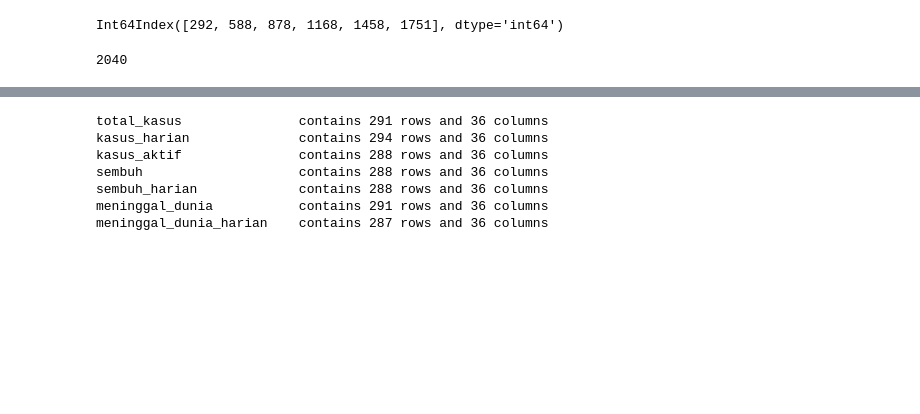
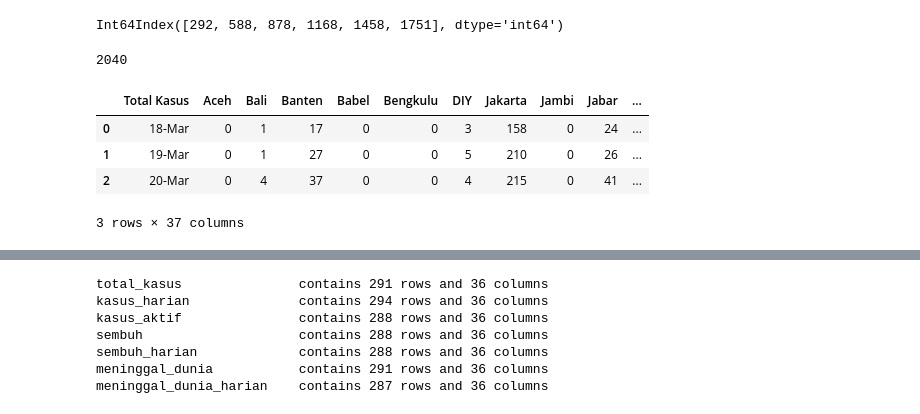
Before and after one commit to imfery/covid-19-viz, a Jupyter notebook: Covid-19 Visualization.ipynb, the cells around one changed output, grey strips where cells are left out. Drawn from its saved outputs; the diff is of its cells as text; code cells hidden in the pictures; blank space fills up the shorter version.

```diff
--- a/Covid-19 Visualization.ipynb
+++ b/Covid-19 Visualization.ipynb
@@ -50,0 +62,8 @@ meninggal_dunia_harian = df.iloc[diff_table[5]+1:exclude[0]-1].set_index("Total
+# %%
+total_kasus.head(3)
+# %% [output]
+|  | Total Kasus | Aceh | Bali | Banten | Babel | Bengkulu | DIY | Jakarta | Jambi | Jabar | ... |
+| 0 | 18-Mar | 0 | 1 | 17 | 0 | 0 | 3 | 158 | 0 | 24 | ... |
+| 1 | 19-Mar | 0 | 1 | 27 | 0 | 0 | 5 | 210 | 0 | 26 | ... |
+| 2 | 20-Mar | 0 | 4 | 37 | 0 | 0 | 4 | 215 | 0 | 41 | ... |
+3 rows × 37 columns
```
Also changed, not shown: parts of 23 cells of this notebook.
